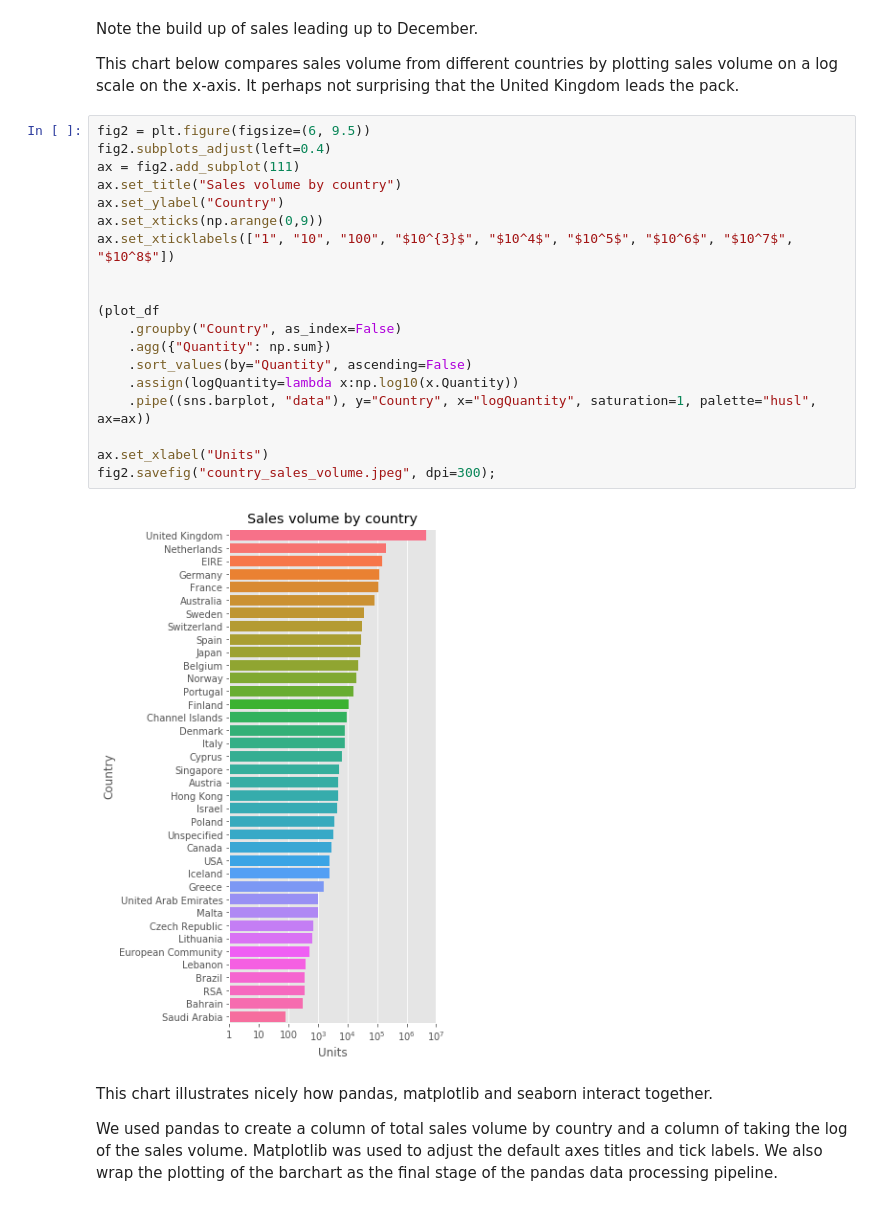
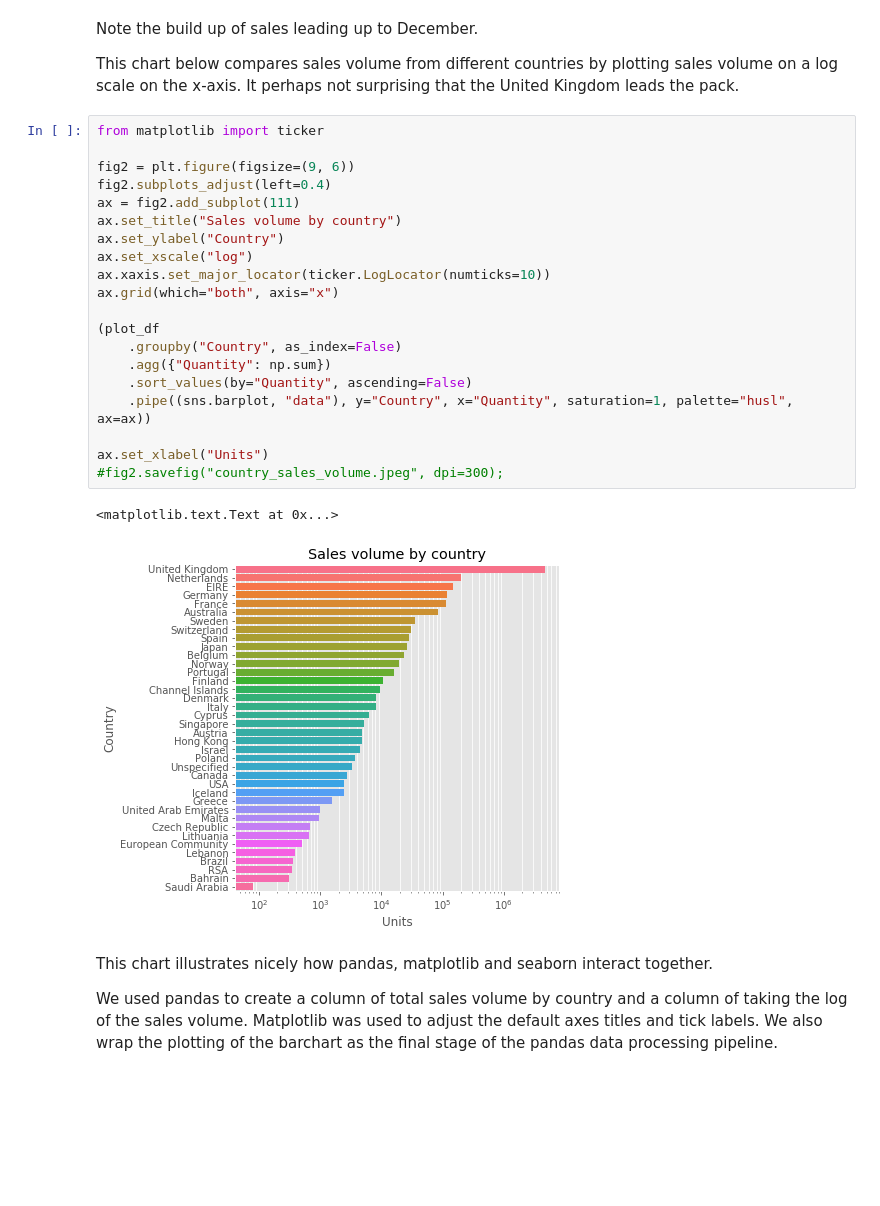
Before and after one commit to uliang/DataViz-with-Seaborn, a Jupyter notebook: DataConnect_presentation.ipynb, the cells around one changed output. Saved outputs shown, nothing was run; the diff lists cells and outputs as text; blank space fills up the shorter version.

Commit message:
implemented log scale with matplotlib

```diff
--- a/DataConnect_presentation.ipynb
+++ b/DataConnect_presentation.ipynb
@@ -180,26 +180,28 @@ Note the build up of sales leading up to December.
 
 This chart below compares sales volume from different countries by plotting sales volume on a log scale on the x-axis. It perhaps not surprising that the United Kingdom leads the pack.
 # %%
-fig2 = plt.figure(figsize=(6, 9.5))
+from matplotlib import ticker
+
+fig2 = plt.figure(figsize=(9, 6))
 fig2.subplots_adjust(left=0.4)
 ax = fig2.add_subplot(111)
 ax.set_title("Sales volume by country")
 ax.set_ylabel("Country")
-ax.set_xticks(np.arange(0,9))
-ax.set_xticklabels(["1", "10", "100", "$10^{3}$", "$10^4$", "$10^5$", "$10^6$", "$10^7$", "$10^8$"])
-
+ax.set_xscale("log")
+ax.xaxis.set_major_locator(ticker.LogLocator(numticks=10))
+ax.grid(which="both", axis="x")
 
 (plot_df
     .groupby("Country", as_index=False)
     .agg({"Quantity": np.sum})
     .sort_values(by="Quantity", ascending=False)
-    .assign(logQuantity=lambda x:np.log10(x.Quantity))
-    .pipe((sns.barplot, "data"), y="Country", x="logQuantity", saturation=1, palette="husl", ax=ax))
+    .pipe((sns.barplot, "data"), y="Country", x="Quantity", saturation=1, palette="husl", ax=ax))
 
 ax.set_xlabel("Units")
-fig2.savefig("country_sales_volume.jpeg", dpi=300);
+#fig2.savefig("country_sales_volume.jpeg", dpi=300);
 # %% [output]
+<matplotlib.text.Text at 0x...>
-[figure, old version]
+[figure, new version]
 # %% [markdown]
 This chart illustrates nicely how pandas, matplotlib and seaborn interact together.
 
```
Also changed, not shown: 1 other file.
